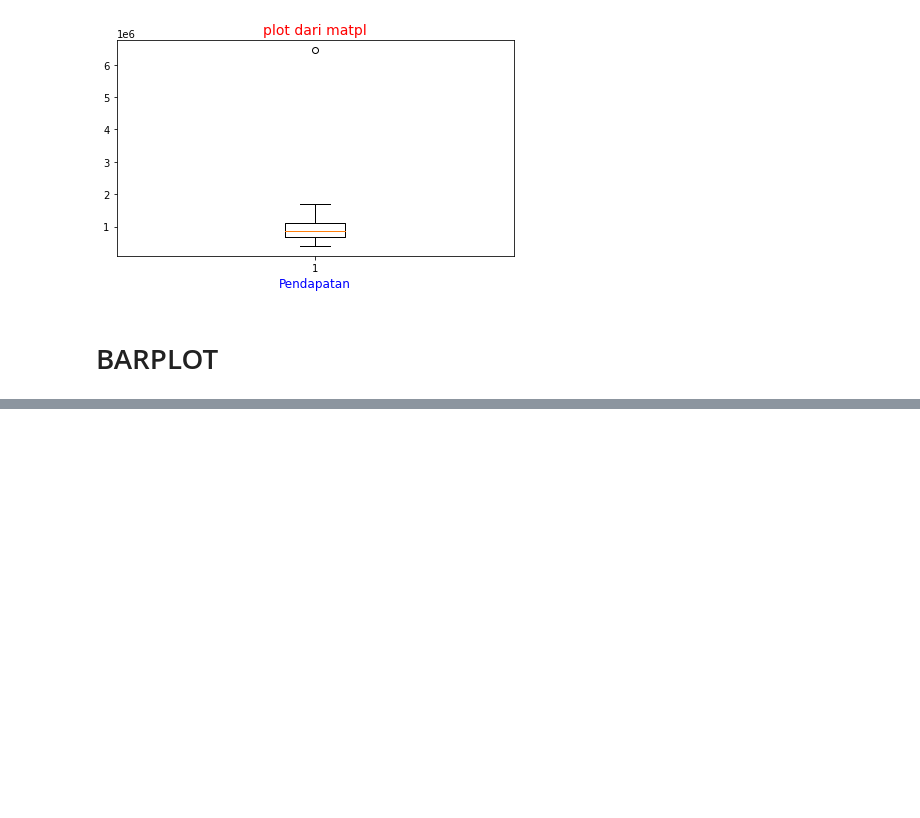
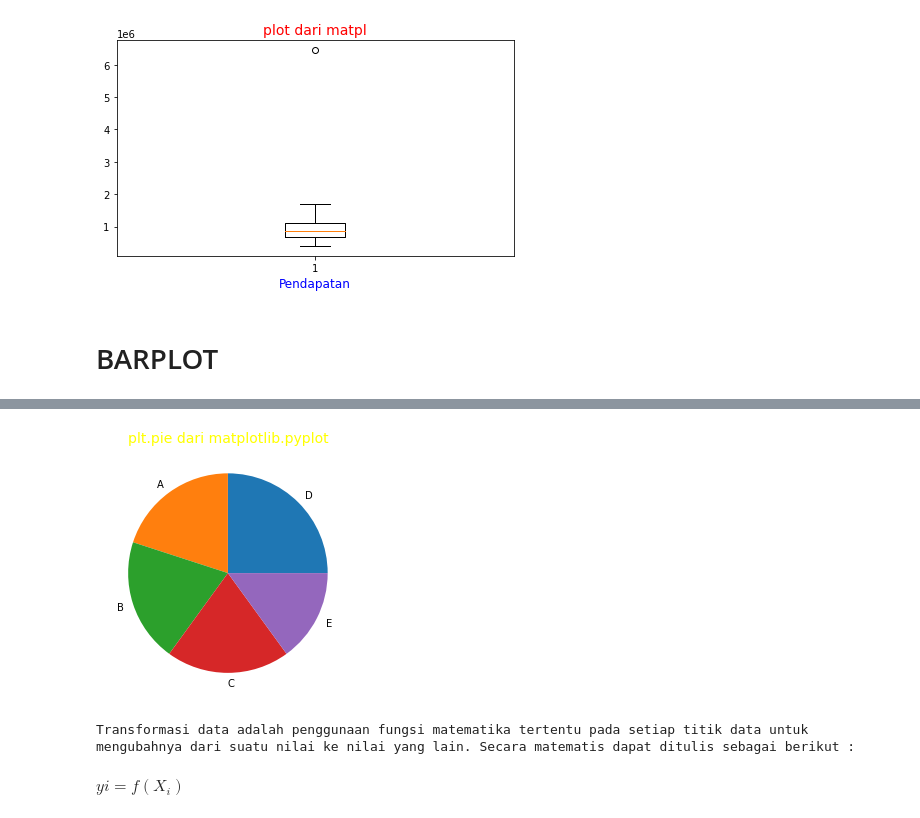
Before and after one commit to Iwanplayground/PROYEK-KECIL2AN, a Jupyter notebook: stat_usepy.ipynb, the cells around one changed output, grey strips where cells are left out. Cells and saved outputs as stored; diff of their text form; code cells hidden in the pictures; blank space fills up the shorter version.

Commit message:
sebelum masuk k transformasi box-cox

```diff
--- a/stat_usepy.ipynb
+++ b/stat_usepy.ipynb
@@ -87,0 +108,15 @@ plt.show()
+# %%
+# membuat pie chart menggunakan method 'plot.pie' dari matrpl
+plt.pie(class_freq.values, labels=class_freq.index)
+plt.title('plt.pie dari matplotlib.pyplot', size=14,color='yellow')
+plt.tight_layout()
+plt.show()
+# %% [output]
+[figure, added]
+# %%
+print('Transformasi data adalah penggunaan fungsi matematika tertentu pada setiap titik data untuk mengubahnya dari suatu nilai ke nilai yang lain. Secara matematis dapat ditulis sebagai berikut :')
+from IPython.display import display, Math, Latex
+display(Math(r'yi=f(X_{i})'))
+# %% [output]
+Transformasi data adalah penggunaan fungsi matematika tertentu pada setiap titik data untuk mengubahnya dari suatu nilai ke nilai yang lain. Secara matematis dapat ditulis sebagai berikut :
+$\displaystyle yi=f(X_{i})$
```
Also changed, not shown: parts of 10 cells of this notebook.
